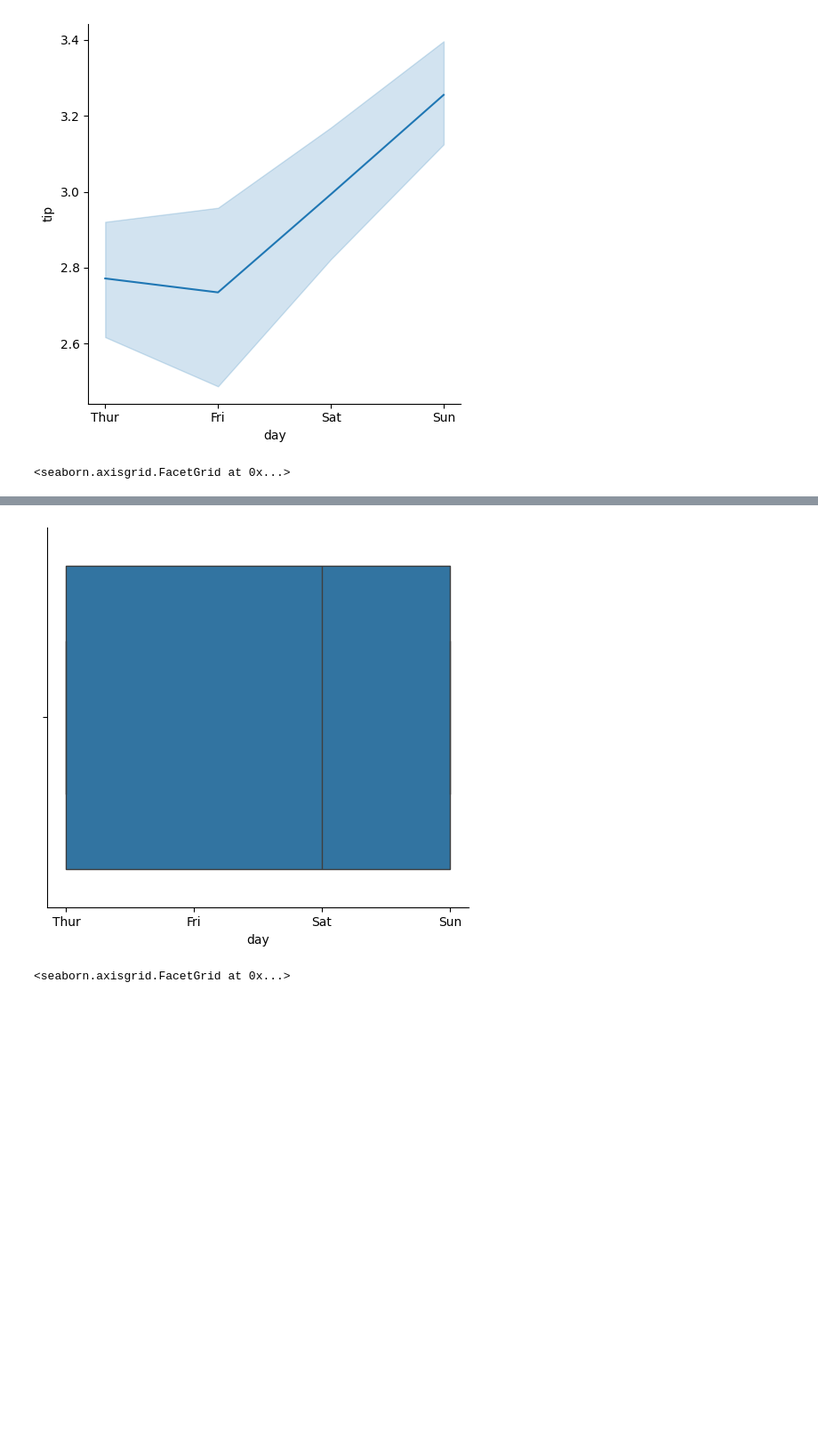
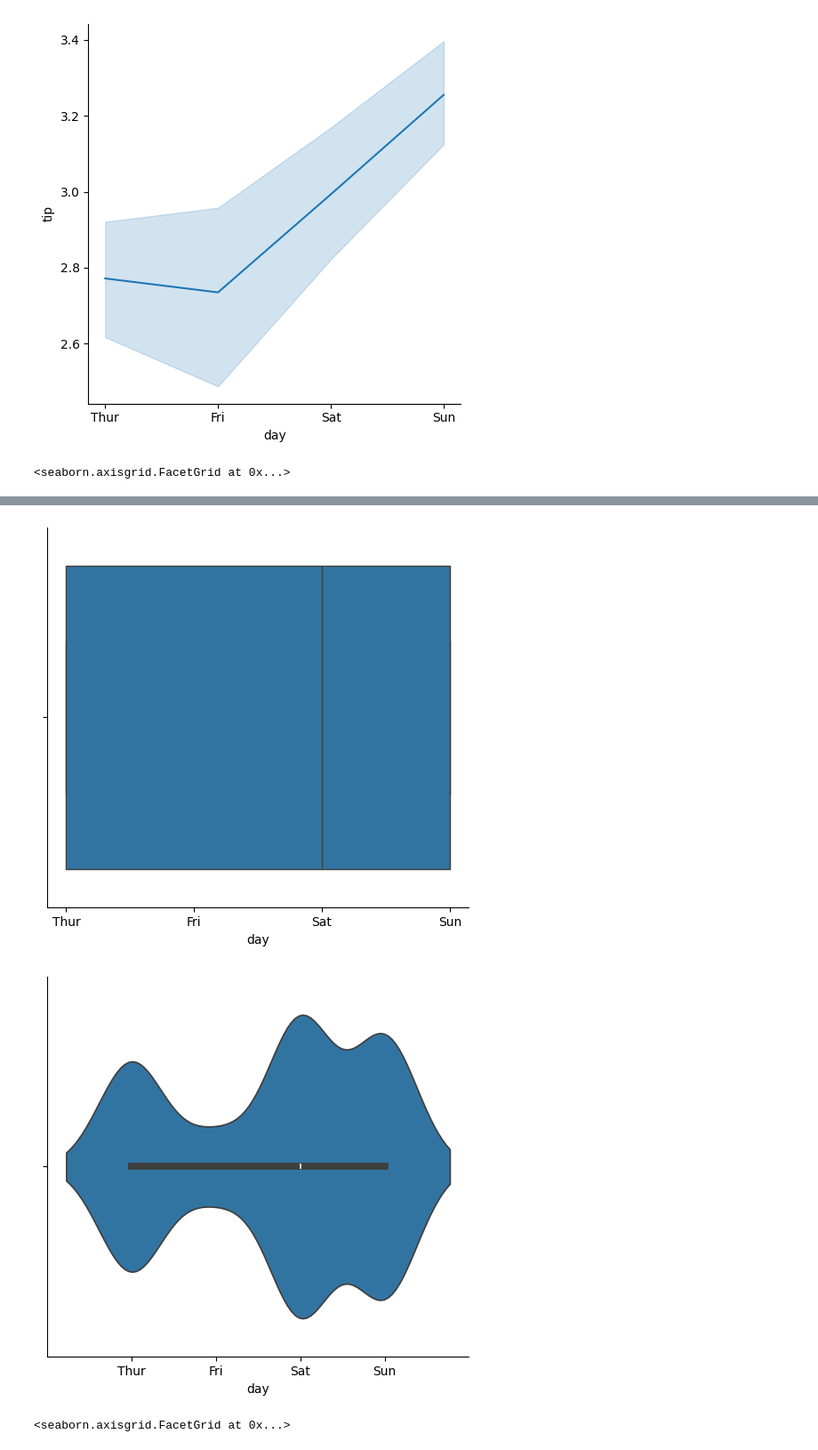
Before and after one commit to sachin5031/Python_Data_Visualization, a Jupyter notebook: Seaborn_09.ipynb, the cells around one changed output, grey strips where cells are left out. Shown at 89% size. Cells and saved outputs as stored; diff of their text form; code cells hidden in the pictures; blank space fills up the shorter version.

Commit message:
Scatter, Catplot, Style code practised

```diff
--- a/Seaborn_09.ipynb
+++ b/Seaborn_09.ipynb
@@ -93,12 +88,14 @@ The `ci` parameter is deprecated. Use `errorbar=('ci', 68)` for the same effect.
 # %%
 sns.catplot(x='day', data=df, kind='count')
 sns.catplot(x='day', data=df, kind='bar')
 sns.catplot(x='day', data=df, kind='box')
+sns.catplot(x='day', data=df, kind='violin')
 # %% [output]
 <seaborn.axisgrid.FacetGrid at 0x...>
 [figure]
 [figure]
 [figure]
+[figure, added]
 # %%
 sns.catplot(x='smoker', data=df, kind='count')
 sns.catplot(x='smoker', data=df, kind='bar')
```
Also changed, not shown: parts of 1 cell of this notebook.
